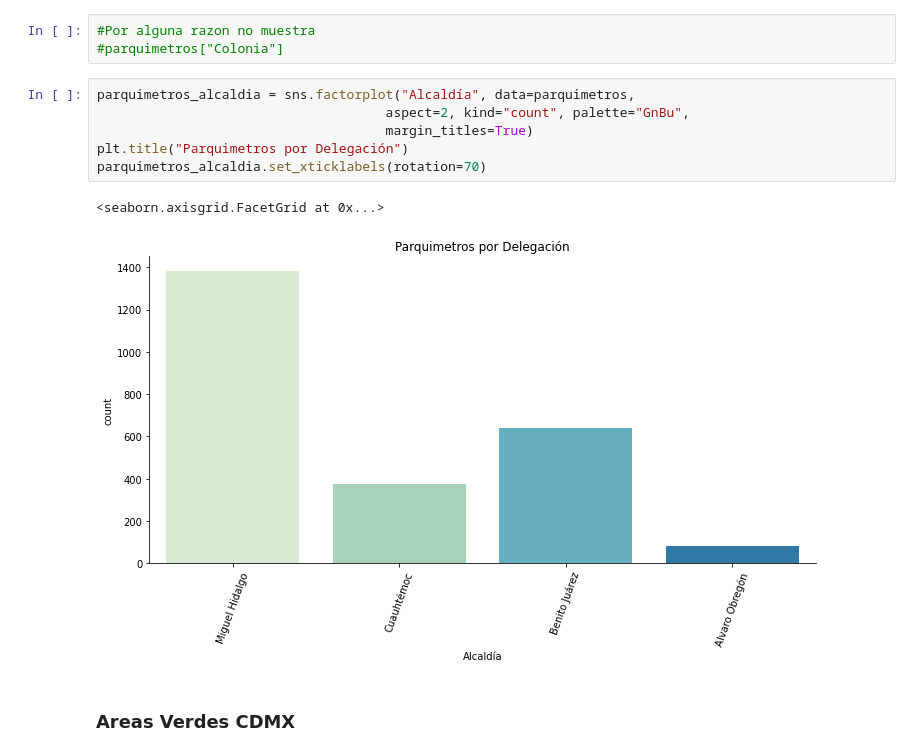
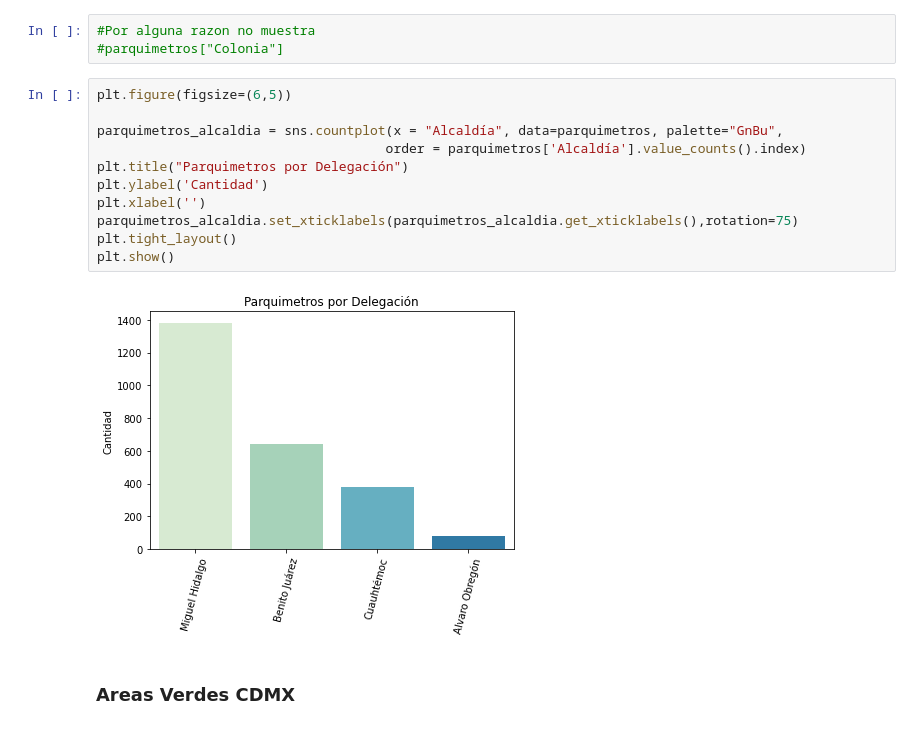
Before and after one commit to JonathanMartignon/Data_CDMX_Un_Aire_No_Tan_Bueno, a Jupyter notebook: Notebook/Aire_CDMX.ipynb, the cells around one changed output. Cells and saved outputs as stored; diff of their text form.

```diff
--- a/Notebook/Aire_CDMX.ipynb
+++ b/Notebook/Aire_CDMX.ipynb
@@ -250,14 +248,18 @@ parquimetros.head()
 #Por alguna razon no muestra
 #parquimetros["Colonia"]
 # %%
-parquimetros_alcaldia = sns.factorplot("Alcaldía", data=parquimetros,
-                                     aspect=2, kind="count", palette="GnBu",
-                                     margin_titles=True)
+plt.figure(figsize=(6,5))
+
+parquimetros_alcaldia = sns.countplot(x = "Alcaldía", data=parquimetros, palette="GnBu",
+                                     order = parquimetros['Alcaldía'].value_counts().index)
 plt.title("Parquimetros por Delegación")
-parquimetros_alcaldia.set_xticklabels(rotation=70)
+plt.ylabel('Cantidad')
+plt.xlabel('')
+parquimetros_alcaldia.set_xticklabels(parquimetros_alcaldia.get_xticklabels(),rotation=75)
+plt.tight_layout()
+plt.show()
 # %% [output]
-<seaborn.axisgrid.FacetGrid at 0x...>
-[figure, old version]
+[figure, new version]
 # %% [markdown]
 ### Areas Verdes CDMX
 # %%
```
Also changed, not shown: parts of 13 cells of this notebook.
